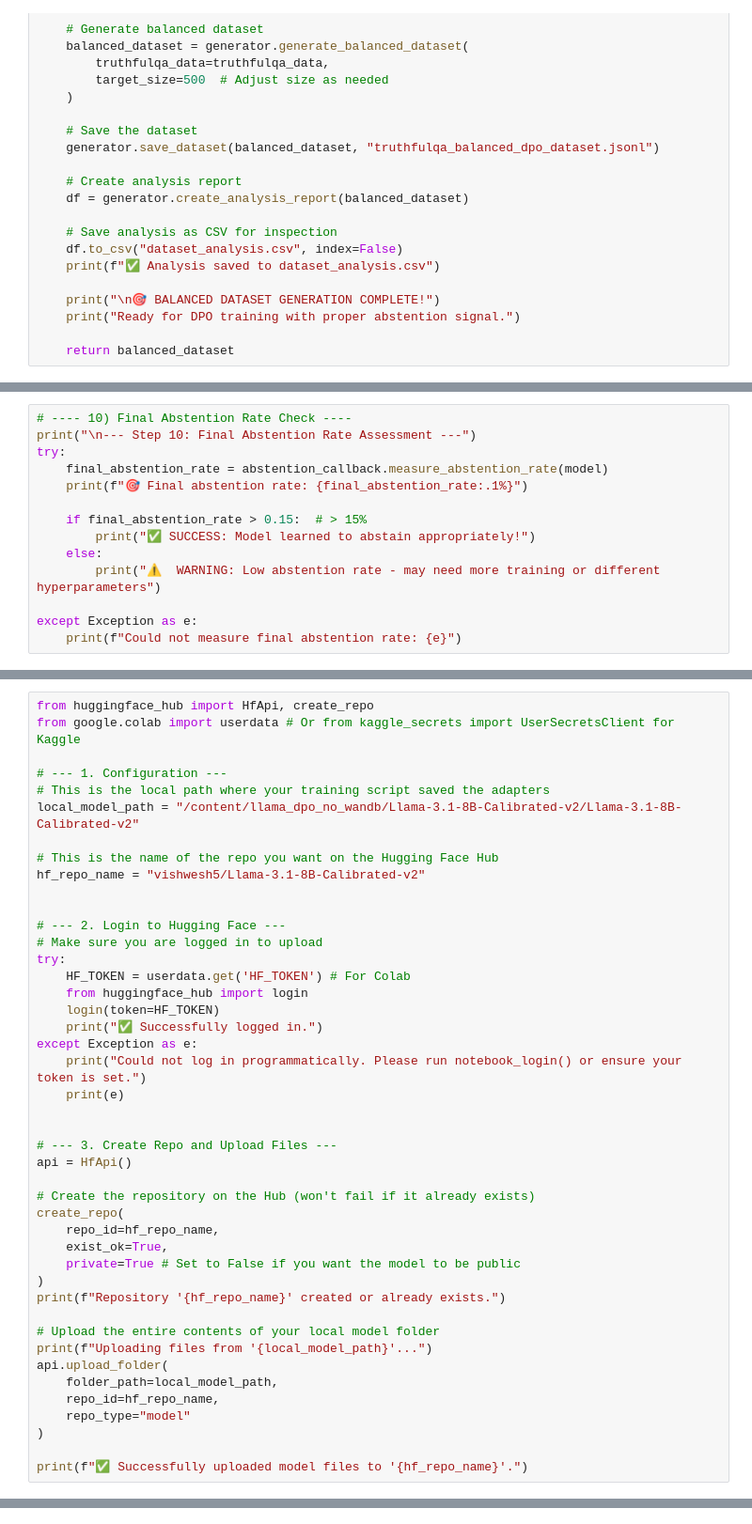
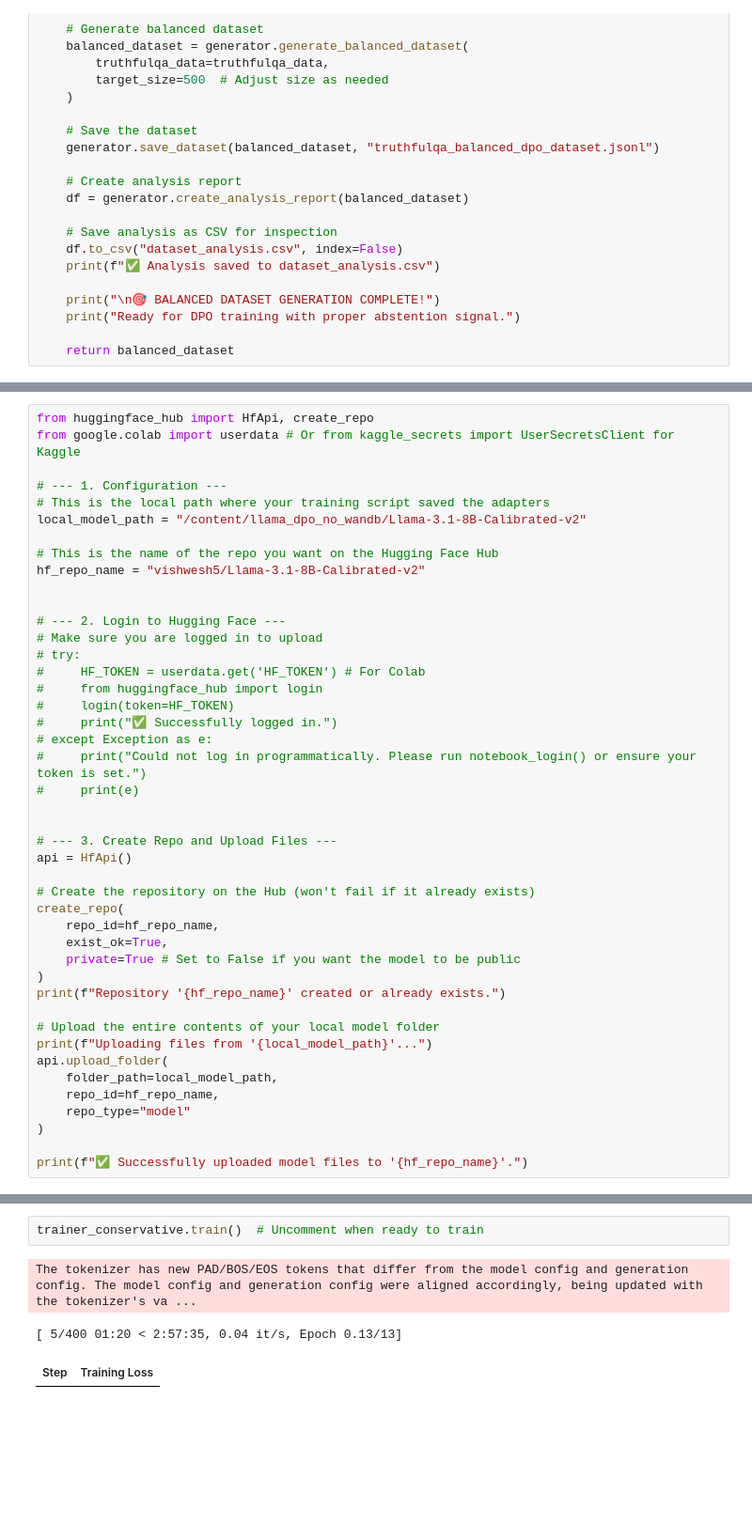
Before and after one commit to vishwesh5/Calibrate-LLM, a Jupyter notebook: Calibrate_LLM.ipynb, the cells around one changed output, grey strips where cells are left out. Shown at 94% size. Drawn from its saved outputs; the diff is of its cells as text; blank space fills up the shorter version.

Commit message:
Kaggle Notebook | Calibrate_LLM | Version 3

```diff
--- a/Calibrate_LLM.ipynb
+++ b/Calibrate_LLM.ipynb
@@ -1617,14 +1407,0 @@ Step 200: Abstention Rate = 20.0%
-# %%
-# ---- 10) Final Abstention Rate Check ----
-print("\n--- Step 10: Final Abstention Rate Assessment ---")
-try:
-    final_abstention_rate = abstention_callback.measure_abstention_rate(model)
-    print(f"🎯 Final abstention rate: {final_abstention_rate:.1%}")
-
-    if final_abstention_rate > 0.15:  # > 15%
-        print("✅ SUCCESS: Model learned to abstain appropriately!")
-    else:
-        print("⚠️  WARNING: Low abstention rate - may need more training or different hyperparameters")
-
-except Exception as e:
-    print(f"Could not measure final abstention rate: {e}")
@@ -1661,7 +1417,7 @@ from google.colab import userdata # Or from kaggle_secrets import UserSecretsCli
 
 # --- 1. Configuration ---
 # This is the local path where your training script saved the adapters
-local_model_path = "/content/llama_dpo_no_wandb/Llama-3.1-8B-Calibrated-v2/Llama-3.1-8B-Calibrated-v2"
+local_model_path = "/content/llama_dpo_no_wandb/Llama-3.1-8B-Calibrated-v2"
 
 # This is the name of the repo you want on the Hugging Face Hub
 hf_repo_name = "vishwesh5/Llama-3.1-8B-Calibrated-v2"
@@ -1669,14 +1425,14 @@ hf_repo_name = "vishwesh5/Llama-3.1-8B-Calibrated-v2"
 
 # --- 2. Login to Hugging Face ---
 # Make sure you are logged in to upload
-try:
-    HF_TOKEN = userdata.get('HF_TOKEN') # For Colab
-    from huggingface_hub import login
-    login(token=HF_TOKEN)
-    print("✅ Successfully logged in.")
-except Exception as e:
-    print("Could not log in programmatically. Please run notebook_login() or ensure your token is set.")
-    print(e)
+# try:
+#     HF_TOKEN = userdata.get('HF_TOKEN') # For Colab
+#     from huggingface_hub import login
+#     login(token=HF_TOKEN)
+#     print("✅ Successfully logged in.")
+# except Exception as e:
+#     print("Could not log in programmatically. Please run notebook_login() or ensure your token is set.")
+#     print(e)
 
 
 # --- 3. Create Repo and Upload Files ---
@@ -2193,0 +1994,6 @@ Evaluation complete. Check the saved CSV files for detailed results.
+# %%
+trainer_conservative.train()  # Uncomment when ready to train
+# %% [output]
+The tokenizer has new PAD/BOS/EOS tokens that differ from the model config and generation config. The model config and generation config were aligned accordingly, being updated with the tokenizer's va ...
+[ 5/400 01:20 < 2:57:35, 0.04 it/s, Epoch 0.13/13]
+| Step | Training Loss |
```
Also changed, not shown: parts of 25 cells of this notebook.
